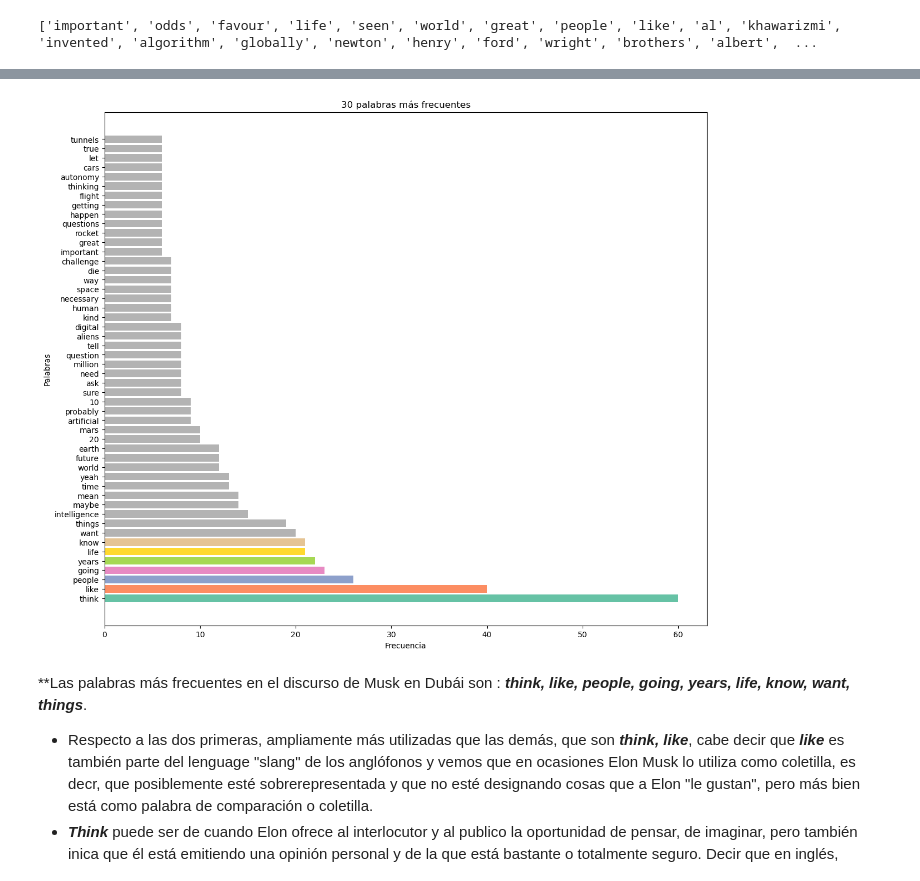
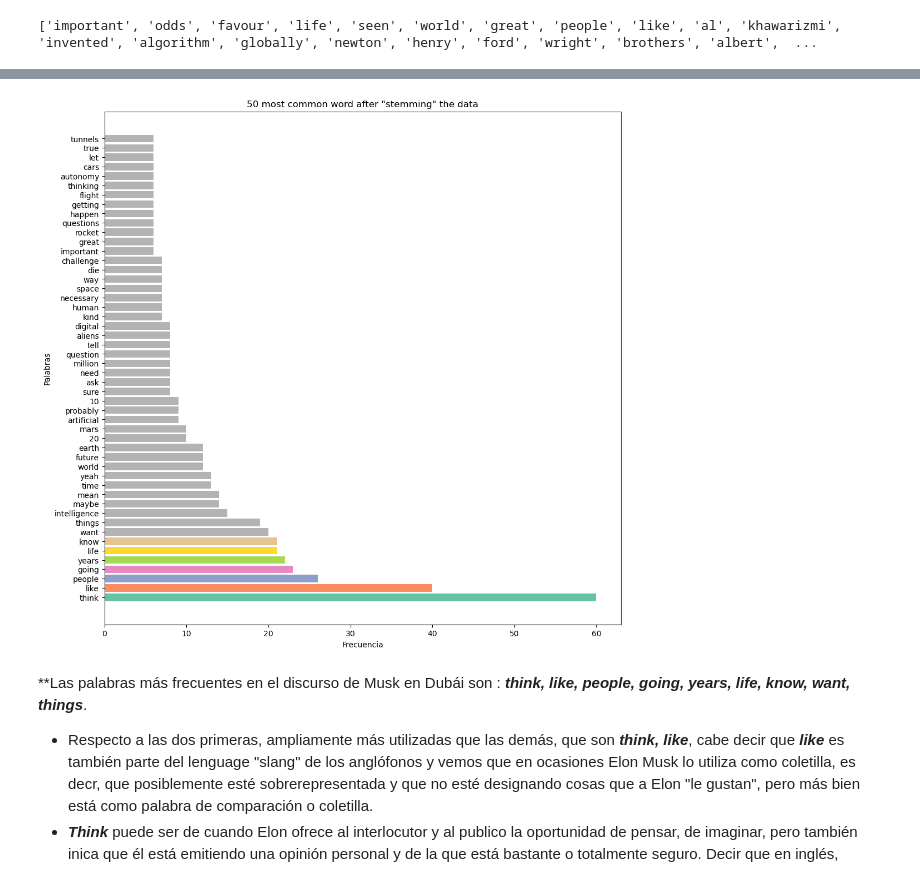
Before and after one commit to CristinaCosma/Text_mining, a Jupyter notebook: Tasca_M9_T01_Elon-Musk.ipynb, the cells around one changed output, grey strips where cells are left out. Cells and saved outputs as stored; diff of their text form; code cells hidden in the pictures.

```diff
--- a/Tasca_M9_T01_Elon-Musk.ipynb
+++ b/Tasca_M9_T01_Elon-Musk.ipynb
@@ -308,18 +308,18 @@ tunnels 6
 # %%
 # Vemos en un gráfico las 30 palabras más frecuentes
 
 palabras = [palabra[0] for palabra in top_palabras]
 cuenta = [cuenta[1] for cuenta in top_palabras]
 color_map = plt.get_cmap('Set2')
 
-plt.figure(figsize=(14, 12))
+plt.figure(figsize=(12, 12))
 plt.barh(palabras, cuenta, color=color_map(np.arange(len(palabras))))
 plt.xlabel('Frecuencia')
 plt.ylabel('Palabras')
-plt.title('30 palabras más frecuentes')
+plt.title('50 most common word after "stemming" the data')
 plt.show()
 # %% [output]
-[figure, old version]
+[figure, new version]
 # %% [markdown]
 **Las palabras más frecuentes en el discurso de Musk en Dubái son : ***think, like, people, going, years, life, know, want, things***.
 * Respecto a las dos primeras, ampliamente más utilizadas que las demás, que son ***think, like***, cabe decir que ***like*** es también parte del lenguage "slang" de los anglófonos y vemos que en ocasiones Elon Musk lo utiliza como coletilla, es decr, que posiblemente esté sobrerepresentada y que no esté designando cosas que a Elon "le gustan", pero más bien está como palabra de comparación o coletilla.
```
Also changed, not shown: parts of 5 cells of this notebook.
